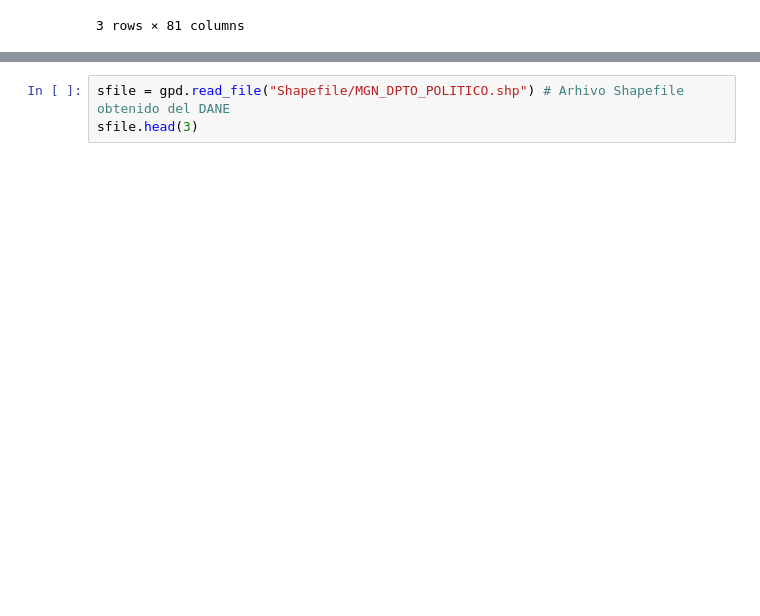
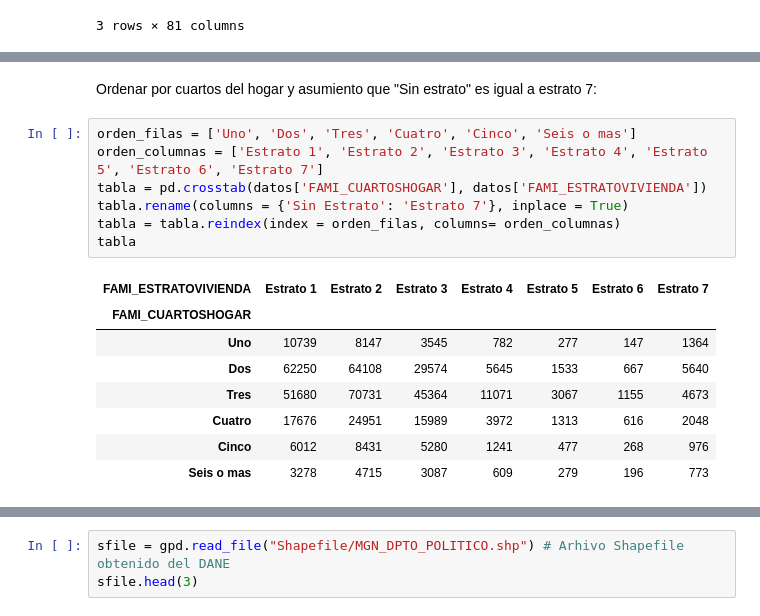
Before and after one commit to jseb4s/Advanced-Statistics, a Jupyter notebook: main.ipynb, the cells around one changed output, grey strips where cells are left out. Drawn from its saved outputs; the diff is of its cells as text; blank space fills up the shorter version.

```diff
--- a/main.ipynb
+++ b/main.ipynb
@@ -18,0 +37,18 @@ datos.head(3)
+# %% [markdown]
+Ordenar por cuartos del hogar y asumiento que "Sin estrato" es igual a estrato 7:
+# %%
+orden_filas = ['Uno', 'Dos', 'Tres', 'Cuatro', 'Cinco', 'Seis o mas']
+orden_columnas = ['Estrato 1', 'Estrato 2', 'Estrato 3', 'Estrato 4', 'Estrato 5', 'Estrato 6', 'Estrato 7']
+tabla = pd.crosstab(datos['FAMI_CUARTOSHOGAR'], datos['FAMI_ESTRATOVIVIENDA'])
+tabla.rename(columns = {'Sin Estrato': 'Estrato 7'}, inplace = True)
+tabla = tabla.reindex(index = orden_filas, columns= orden_columnas)
+tabla
+# %% [output]
+| FAMI_ESTRATOVIVIENDA | Estrato 1 | Estrato 2 | Estrato 3 | Estrato 4 | Estrato 5 | Estrato 6 | Estrato 7 |
+| FAMI_CUARTOSHOGAR |  |  |  |  |  |  |  |
+| Uno | 10739 | 8147 | 3545 | 782 | 277 | 147 | 1364 |
+| Dos | 62250 | 64108 | 29574 | 5645 | 1533 | 667 | 5640 |
+| Tres | 51680 | 70731 | 45364 | 11071 | 3067 | 1155 | 4673 |
+| Cuatro | 17676 | 24951 | 15989 | 3972 | 1313 | 616 | 2048 |
+| Cinco | 6012 | 8431 | 5280 | 1241 | 477 | 268 | 976 |
+| Seis o mas | 3278 | 4715 | 3087 | 609 | 279 | 196 | 773 |
```
Also changed, not shown: parts of 4 cells of this notebook.
